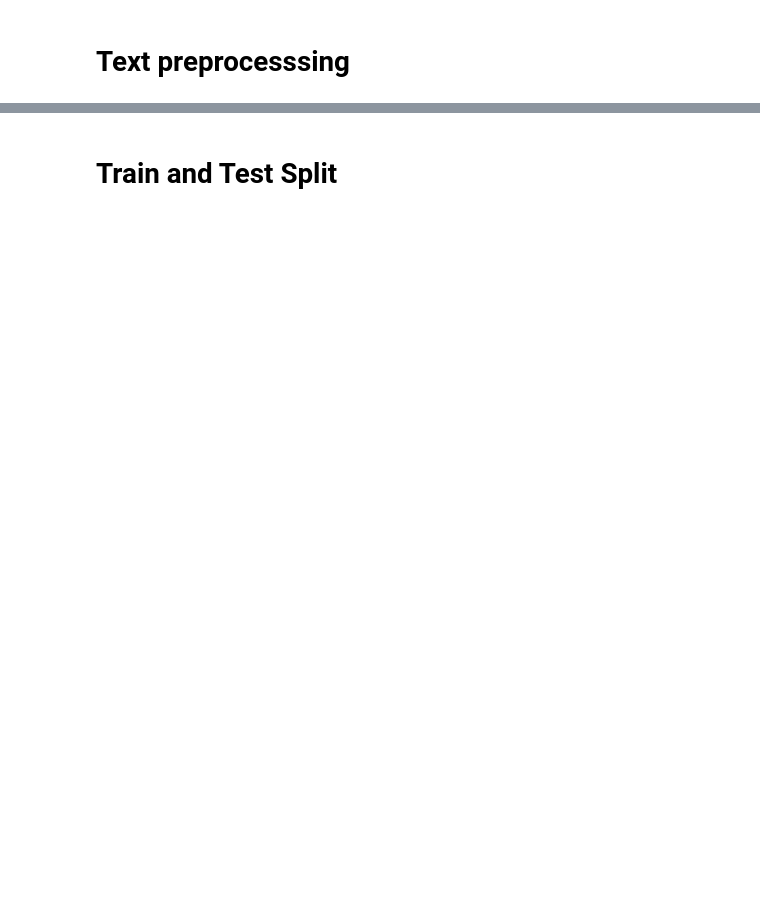
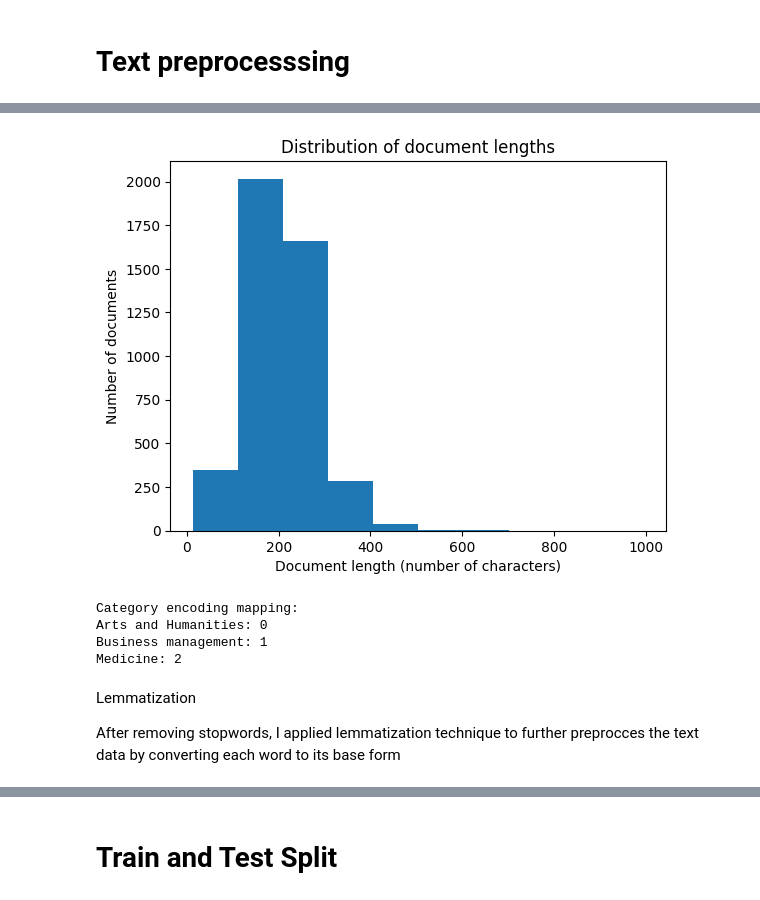
Before and after one commit to Fatai-soliu/Text-Classification, a Jupyter notebook: Soliu_Fatai_Text_Classification.ipynb, the cells around one changed output, grey strips where cells are left out. Cells and saved outputs as stored; diff of their text form; code cells hidden in the pictures; blank space fills up the shorter version.

```diff
--- a/Soliu_Fatai_Text_Classification.ipynb
+++ b/Soliu_Fatai_Text_Classification.ipynb
@@ -163,0 +282,34 @@ attribute
+# %%
+#length of text document
+
+document_lengths = [len(doc) for doc in papers['Abstract_words']]
+
+# Plot a histogram of document lengths
+plt.hist(document_lengths)
+plt.xlabel("Document length (number of characters)")
+plt.ylabel("Number of documents")
+plt.title("Distribution of document lengths")
+plt.show()
+# %% [output]
+[figure, added]
+# %%
+# Encoding the Subject
+encoder = LabelEncoder()
+category_encode = encoder.fit_transform(papers['Subject'])
+num_classes = len(encoder.classes_)
+
+
+
+# Print the mapping of categories to their encoded values
+print('Category encoding mapping:')
+for category, code in zip(encoder.classes_, encoder.transform(encoder.classes_)):
+    print(f'{category}: {code}')
+# %% [output]
+Category encoding mapping:
+Arts and Humanities: 0
+Business management: 1
+Medicine: 2
+# %% [markdown]
+Lemmatization
+
+After removing stopwords, I applied lemmatization technique to further preprocces the text data by converting each word to its base form
```
Also changed, not shown: parts of 75 cells of this notebook.
